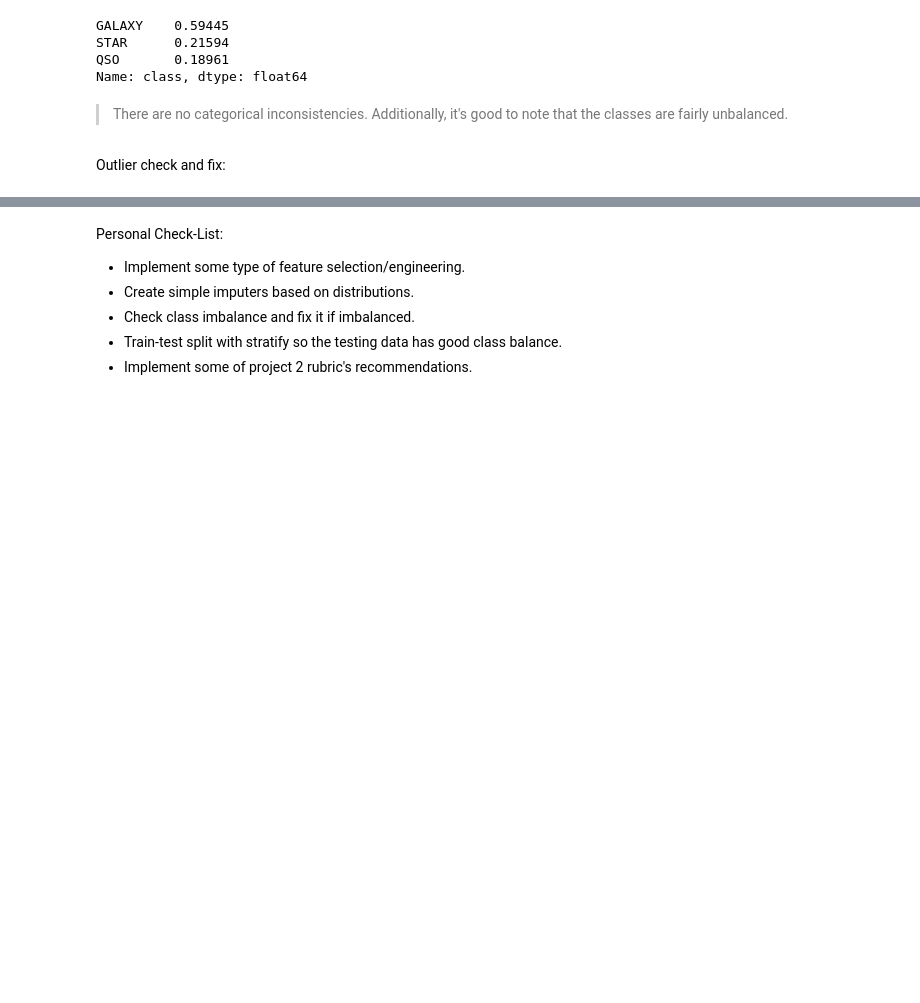
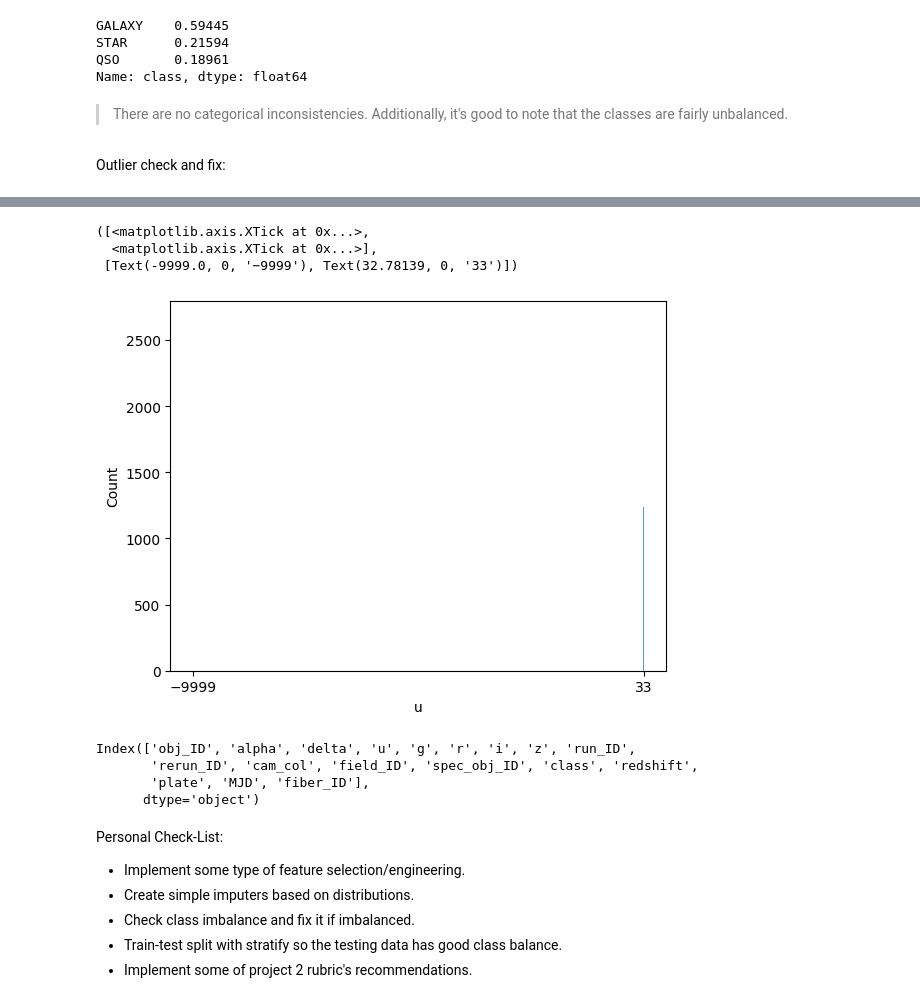
Before and after one commit to john-a-dixon/stellar-object-classification, a Jupyter notebook: stellar.ipynb, the cells around one changed output, grey strips where cells are left out. Drawn from its saved outputs; the diff is of its cells as text; code cells hidden in the pictures; blank space fills up the shorter version.

```diff
--- a/stellar.ipynb
+++ b/stellar.ipynb
@@ -125,3 +148,18 @@ stellar_df.describe()
+# %%
+sns.histplot(data=df, x="u", bins="auto");
+plt.xticks(ticks=[df["u"].min(), df["u"].max()])
+# %% [output]
+([<matplotlib.axis.XTick at 0x...>,
+  <matplotlib.axis.XTick at 0x...>],
+ [Text(-9999.0, 0, '−9999'), Text(32.78139, 0, '33')])
+[figure, added]
+# %%
+df.columns
+# %% [output]
+Index(['obj_ID', 'alpha', 'delta', 'u', 'g', 'r', 'i', 'z', 'run_ID',
+       'rerun_ID', 'cam_col', 'field_ID', 'spec_obj_ID', 'class', 'redshift',
+       'plate', 'MJD', 'fiber_ID'],
+      dtype='object')
 # %% [markdown]
 Personal Check-List:
 - Implement some type of feature selection/engineering.
```
Also changed, not shown: parts of 8 cells of this notebook.
